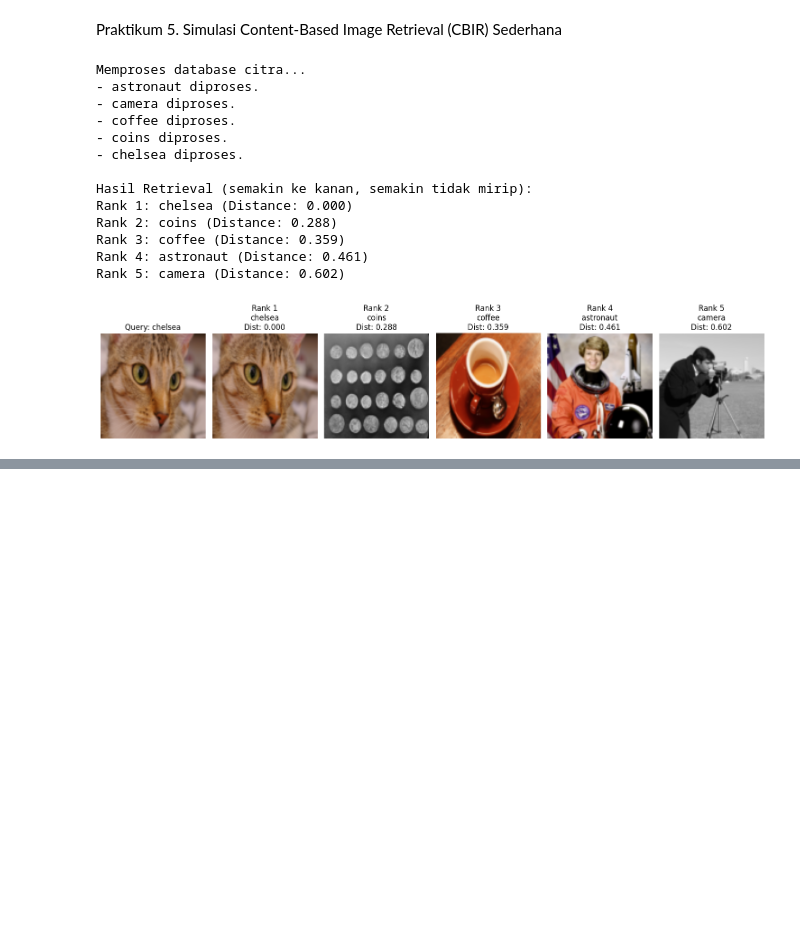
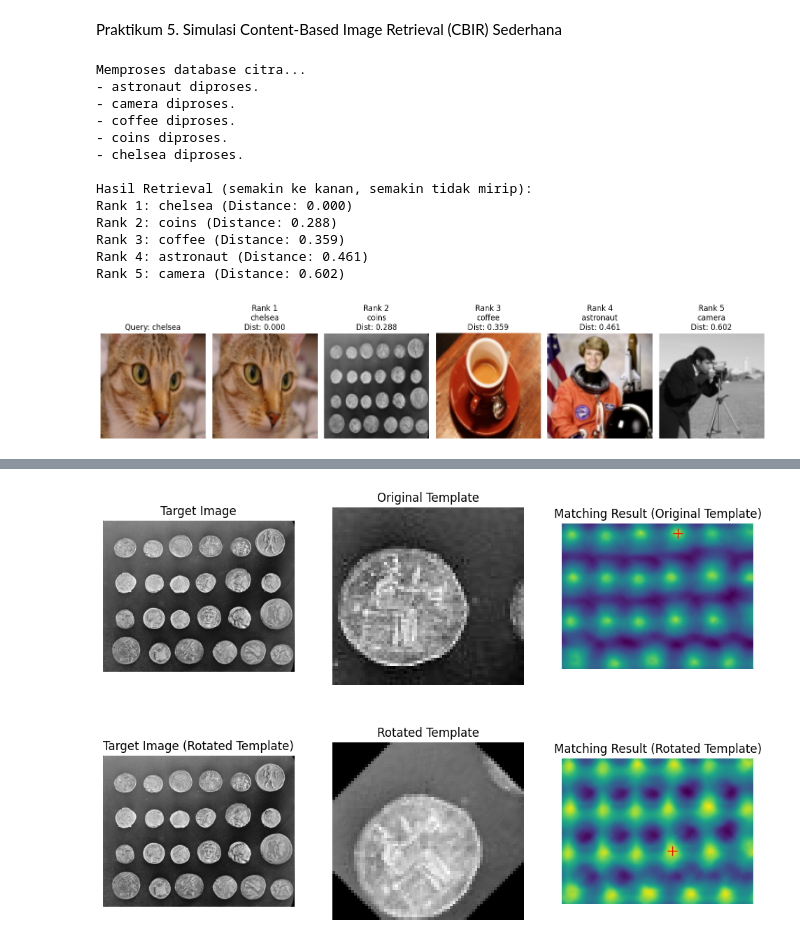
Before and after one commit to salwaa-hub/jb5_pengolahancitra, a Jupyter notebook: jb5_pengolahancitra.ipynb, the cells around one changed output, grey strips where cells are left out. Cells and saved outputs as stored; diff of their text form; code cells hidden in the pictures; blank space fills up the shorter version.

```diff
--- a/jb5_pengolahancitra.ipynb
+++ b/jb5_pengolahancitra.ipynb
@@ -358,0 +449,82 @@ Rank 5: camera (Distance: 0.602)
+# %%
+import numpy as np
+import matplotlib.pyplot as plt
+from skimage import data
+from skimage.feature import match_template
+from skimage.transform import rotate, resize
+
+# 1. Muat citra target dan buat/muat citra template
+image = data.coins()
+
+# Ambil salah satu koin sebagai template (sesuaikan koordinat jika perlu)
+template = image[15:80, 190:260]
+
+# 2. Lakukan rotasi dan perubahan ukuran pada template
+template_rotated = rotate(template, angle=45)  # Rotasi 45 derajat
+template_resized = resize(template, (50, 50))  # Resize menjadi 50x50
+
+# 3. Lakukan template matching menggunakan Normalized Cross-Correlation (metode default)
+result = match_template(image, template)
+result_rotated = match_template(image, template_rotated)
+result_resized = match_template(image, template_resized)
+
+# 4. Temukan lokasi dengan skor matching tertinggi
+ij = np.unravel_index(np.argmax(result), result.shape)
+x, y = ij[::-1]  # Koordinat (x, y) dari sudut kiri atas template yang cocok
+
+ij_rotated = np.unravel_index(np.argmax(result_rotated), result_rotated.shape)
+x_rotated, y_rotated = ij_rotated[::-1]  # Koordinat (x, y) dari template yang diputar
+
+ij_resized = np.unravel_index(np.argmax(result_resized), result_resized.shape)
+x_resized, y_resized = ij_resized[::-1]  # Koordinat (x, y) dari template yang diubah ukuran
+
+# 5. Visualisasi hasil
+fig, ax = plt.subplots(2, 3, figsize=(12, 8))
+
+# Tampilan gambar asli dan template
+ax[0, 0].imshow(image, cmap='gray')
+ax[0, 0].set_title('Target Image')
+ax[0, 0].axis('off')
+
+ax[0, 1].imshow(template, cmap='gray')
+ax[0, 1].set_title('Original Template')
+ax[0, 1].axis('off')
+
+ax[0, 2].imshow(result, cmap='viridis')
+ax[0, 2].set_title('Matching Result (Original Template)')
+ax[0, 2].axis('off')
+ax[0, 2].plot(x, y, 'r+', markersize=10)  # Tandai lokasi terbaik
+
+# Tampilan template yang diputar
+ax[1, 0].imshow(image, cmap='gray')
+ax[1, 0].set_title('Target Image (Rotated Template)')
+ax[1, 0].axis('off')
+
+ax[1, 1].imshow(template_rotated, cmap='gray')
+ax[1, 1].set_title('Rotated Template')
+ax[1, 1].axis('off')
+
+ax[1, 2].imshow(result_rotated, cmap='viridis')
+ax[1, 2].set_title('Matching Result (Rotated Template)')
+ax[1, 2].axis('off')
+ax[1, 2].plot(x_rotated, y_rotated, 'r+', markersize=10)  # Tandai lokasi terbaik
+
+# Tampilan template yang diubah ukuran
+fig2, ax_resized = plt.subplots(1, 2, figsize=(12, 6))
+ax_resized[0].imshow(image, cmap='gray')
+ax_resized[0].set_title('Target Image (Resized Template)')
+ax_resized[0].axis('off')
+
+ax_resized[1].imshow(template_resized, cmap='gray')
+ax_resized[1].set_title('Resized Template')
+ax_resized[1].axis('off')
+
+plt.tight_layout()
+plt.show()
+
+# Tampilkan koordinat hasil pencocokan
+print(f"Template ditemukan di koordinat (x,y): ({x}, {y})")
+print(f"Template yang diputar ditemukan di koordinat (x,y): ({x_rotated}, {y_rotated})")
+print(f"Template yang diubah ukuran ditemukan di koordinat (x,y): ({x_resized}, {y_resized})")
+# %% [output]
+[figure, added]
```
Also changed, not shown: parts of 4 cells of this notebook.
